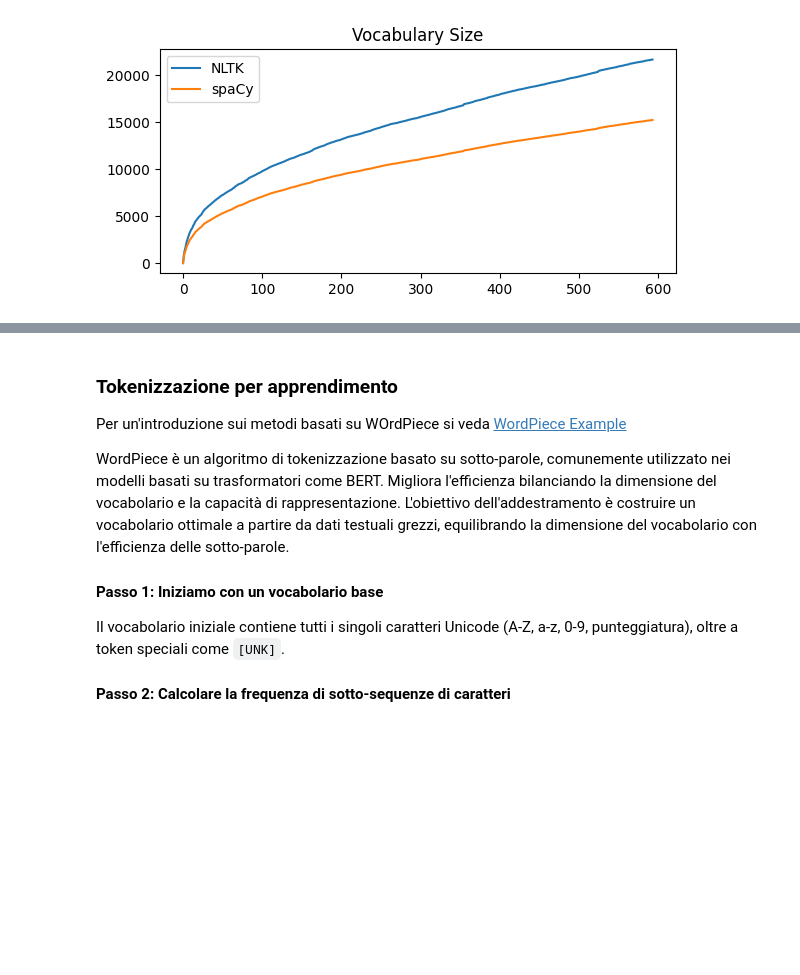
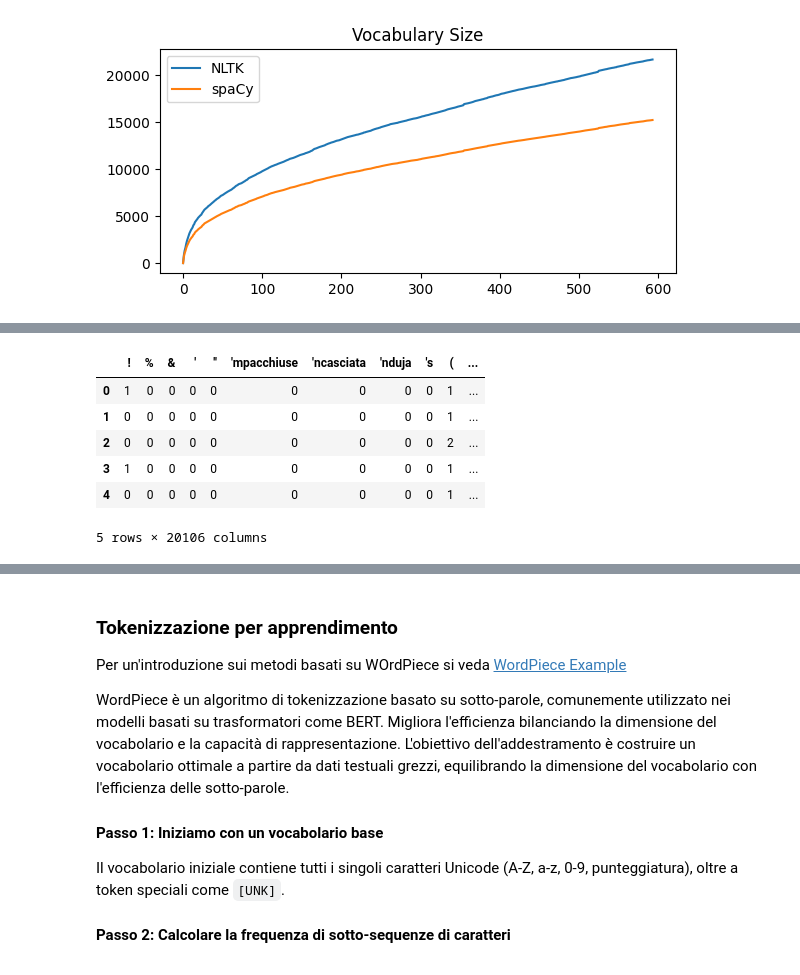
Before and after one commit to afflint/tdl, a Jupyter notebook: 2024-25/dati-testuali.ipynb, the cells around one changed output, grey strips where cells are left out. Cells and saved outputs as stored; diff of their text form; code cells hidden in the pictures; blank space fills up the shorter version.

```diff
--- a/2024-25/dati-testuali.ipynb
+++ b/2024-25/dati-testuali.ipynb
@@ -225,0 +269,20 @@ plt.show()
+# %%
+def tokenize(text):
+    return [x.lower() for x in word_tokenize(text, language='italian')]
+# %%
+vectorizer = CountVectorizer(tokenizer=tokenize, token_pattern=None)
+X_sparse = vectorizer.fit_transform(docs)
+X = X_sparse.toarray()
+
+vocabulary = vectorizer.get_feature_names_out()
+Xdf = pd.DataFrame(X, columns=vocabulary)
+# %%
+Xdf.head()
+# %% [output]
+|  | ! | % | & | ' | '' | 'mpacchiuse | 'ncasciata | 'nduja | 's | ( | ... |
+| 0 | 1 | 0 | 0 | 0 | 0 | 0 | 0 | 0 | 0 | 1 | ... |
+| 1 | 0 | 0 | 0 | 0 | 0 | 0 | 0 | 0 | 0 | 1 | ... |
+| 2 | 0 | 0 | 0 | 0 | 0 | 0 | 0 | 0 | 0 | 2 | ... |
+| 3 | 1 | 0 | 0 | 0 | 0 | 0 | 0 | 0 | 0 | 1 | ... |
+| 4 | 0 | 0 | 0 | 0 | 0 | 0 | 0 | 0 | 0 | 1 | ... |
+5 rows × 20106 columns
```
Also changed, not shown: parts of 15 cells of this notebook, 1 other file.
